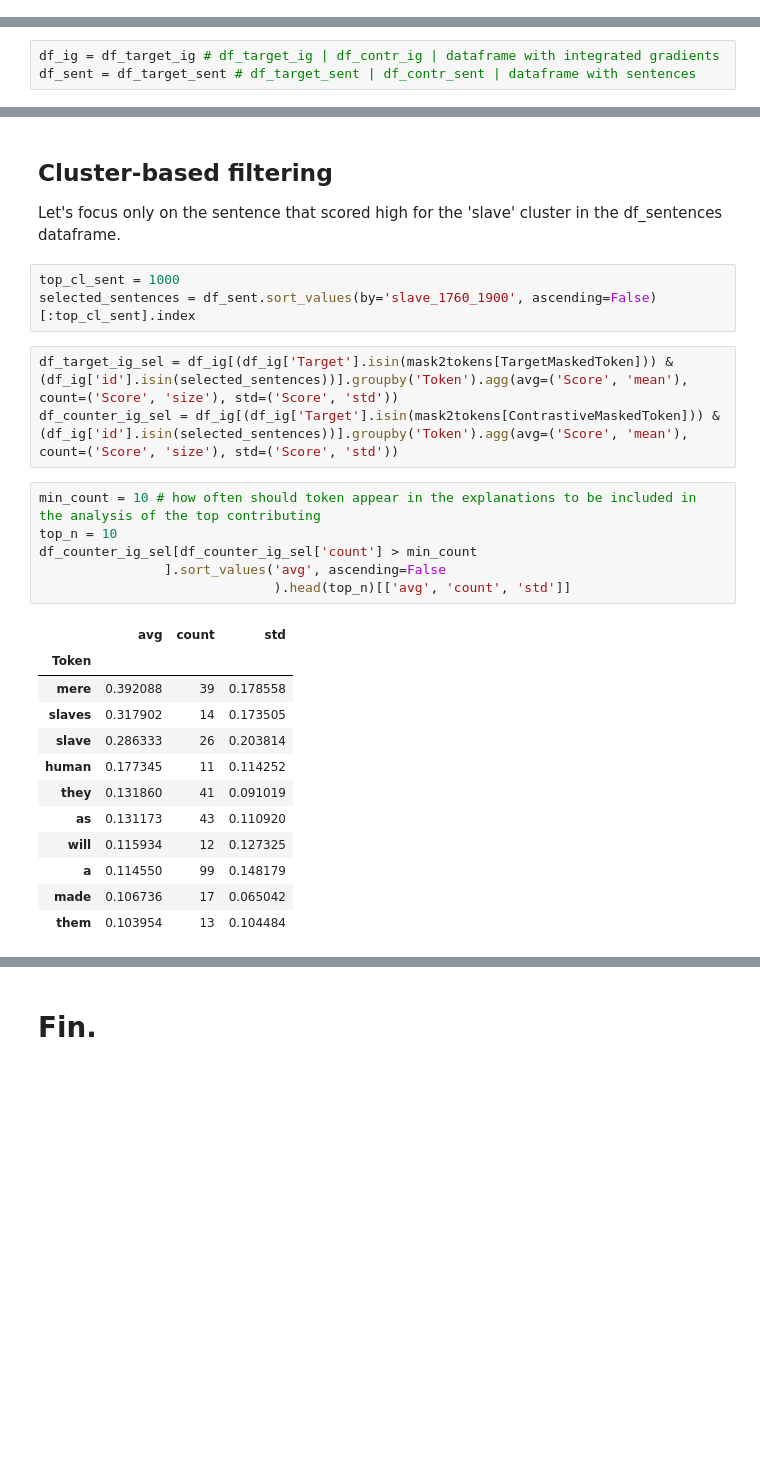
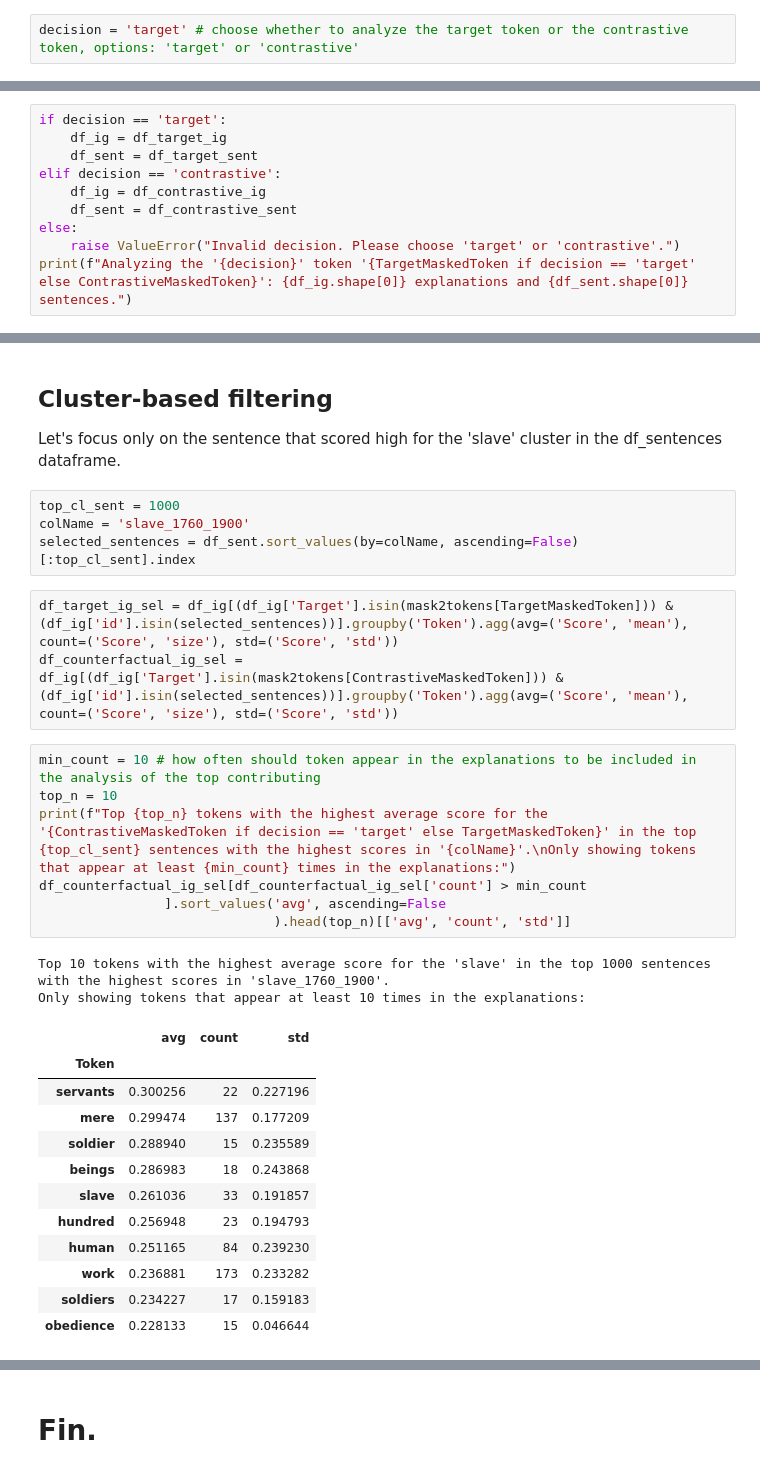
Before and after one commit to Text-Machine/mask-predict, a Jupyter notebook: example_analysis_colab.ipynb, the cells around one changed output, grey strips where cells are left out. Drawn from its saved outputs; the diff is of its cells as text; blank space fills up the shorter version.

```diff
--- a/example_analysis_colab.ipynb
+++ b/example_analysis_colab.ipynb
@@ -90,0 +133,2 @@ Why is this interesting?
+# %%
+decision = 'target' # choose whether to analyze the target token or the contrastive token, options: 'target' or 'contrastive'
@@ -91,3 +137,10 @@ Why is this interesting?
 # %%
-df_ig = df_target_ig # df_target_ig | df_contr_ig | dataframe with integrated gradients
-df_sent = df_target_sent # df_target_sent | df_contr_sent | dataframe with sentences
+if decision == 'target':
+    df_ig = df_target_ig
+    df_sent = df_target_sent
+elif decision == 'contrastive':
+    df_ig = df_contrastive_ig
+    df_sent = df_contrastive_sent
+else:
+    raise ValueError("Invalid decision. Please choose 'target' or 'contrastive'.")
+print(f"Analyzing the '{decision}' token '{TargetMaskedToken if decision == 'target' else ContrastiveMaskedToken}': {df_ig.shape[0]} explanations and {df_sent.shape[0]} sentences.")
@@ -318,27 +427,31 @@ df_target_ig_sel[df_target_ig_sel['count'] > min_count
 Let's focus only on the sentence that scored high for the 'slave' cluster in the df_sentences dataframe.
 # %%
 top_cl_sent = 1000
-selected_sentences = df_sent.sort_values(by='slave_1760_1900', ascending=False)[:top_cl_sent].index
+colName = 'slave_1760_1900'
+selected_sentences = df_sent.sort_values(by=colName, ascending=False)[:top_cl_sent].index
 # %%
 df_target_ig_sel = df_ig[(df_ig['Target'].isin(mask2tokens[TargetMaskedToken])) & (df_ig['id'].isin(selected_sentences))].groupby('Token').agg(avg=('Score', 'mean'), count=('Score', 'size'), std=('Score', 'std'))
-df_counter_ig_sel = df_ig[(df_ig['Target'].isin(mask2tokens[ContrastiveMaskedToken])) & (df_ig['id'].isin(selected_sentences))].groupby('Token').agg(avg=('Score', 'mean'), count=('Score', 'size'), std=('Score', 'std'))
+df_counterfactual_ig_sel = df_ig[(df_ig['Target'].isin(mask2tokens[ContrastiveMaskedToken])) & (df_ig['id'].isin(selected_sentences))].groupby('Token').agg(avg=('Score', 'mean'), count=('Score', 'size'), std=('Score', 'std'))
 # %%
 min_count = 10 # how often should token appear in the explanations to be included in the analysis of the top contributing
 top_n = 10
-df_counter_ig_sel[df_counter_ig_sel['count'] > min_count
+print(f"Top {top_n} tokens with the highest average score for the '{ContrastiveMaskedToken if decision == 'target' else TargetMaskedToken}' in the top {top_cl_sent} sentences with the highest scores in '{colName}'.\nOnly showing tokens that appear at least {min_count} times in the explanations:")
+df_counterfactual_ig_sel[df_counterfactual_ig_sel['count'] > min_count
                 ].sort_values('avg', ascending=False
                               ).head(top_n)[['avg', 'count', 'std']]
 # %% [output]
+Top 10 tokens with the highest average score for the 'slave' in the top 1000 sentences with the highest scores in 'slave_1760_1900'.
+Only showing tokens that appear at least 10 times in the explanations:
 |  | avg | count | std |
 | Token |  |  |  |
-| mere | 0.392088 | 39 | 0.178558 |
-| slaves | 0.317902 | 14 | 0.173505 |
-| slave | 0.286333 | 26 | 0.203814 |
-| human | 0.177345 | 11 | 0.114252 |
-| they | 0.131860 | 41 | 0.091019 |
-| as | 0.131173 | 43 | 0.110920 |
-| will | 0.115934 | 12 | 0.127325 |
-| a | 0.114550 | 99 | 0.148179 |
-| made | 0.106736 | 17 | 0.065042 |
-| them | 0.103954 | 13 | 0.104484 |
+| servants | 0.300256 | 22 | 0.227196 |
+| mere | 0.299474 | 137 | 0.177209 |
+| soldier | 0.288940 | 15 | 0.235589 |
+| beings | 0.286983 | 18 | 0.243868 |
+| slave | 0.261036 | 33 | 0.191857 |
+| hundred | 0.256948 | 23 | 0.194793 |
+| human | 0.251165 | 84 | 0.239230 |
+| work | 0.236881 | 173 | 0.233282 |
+| soldiers | 0.234227 | 17 | 0.159183 |
+| obedience | 0.228133 | 15 | 0.046644 |
 # %%
```
Also changed, not shown: parts of 35 cells of this notebook.
